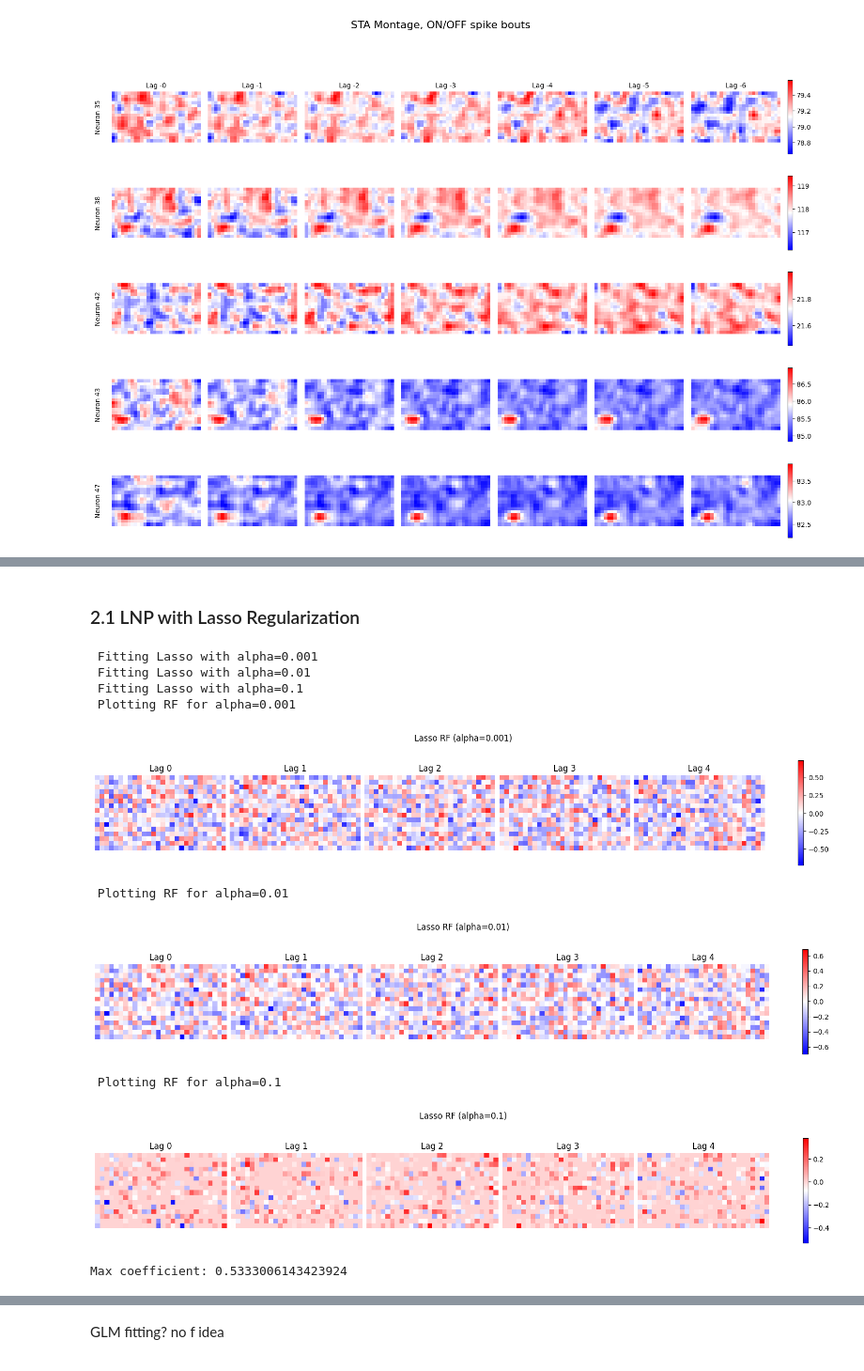
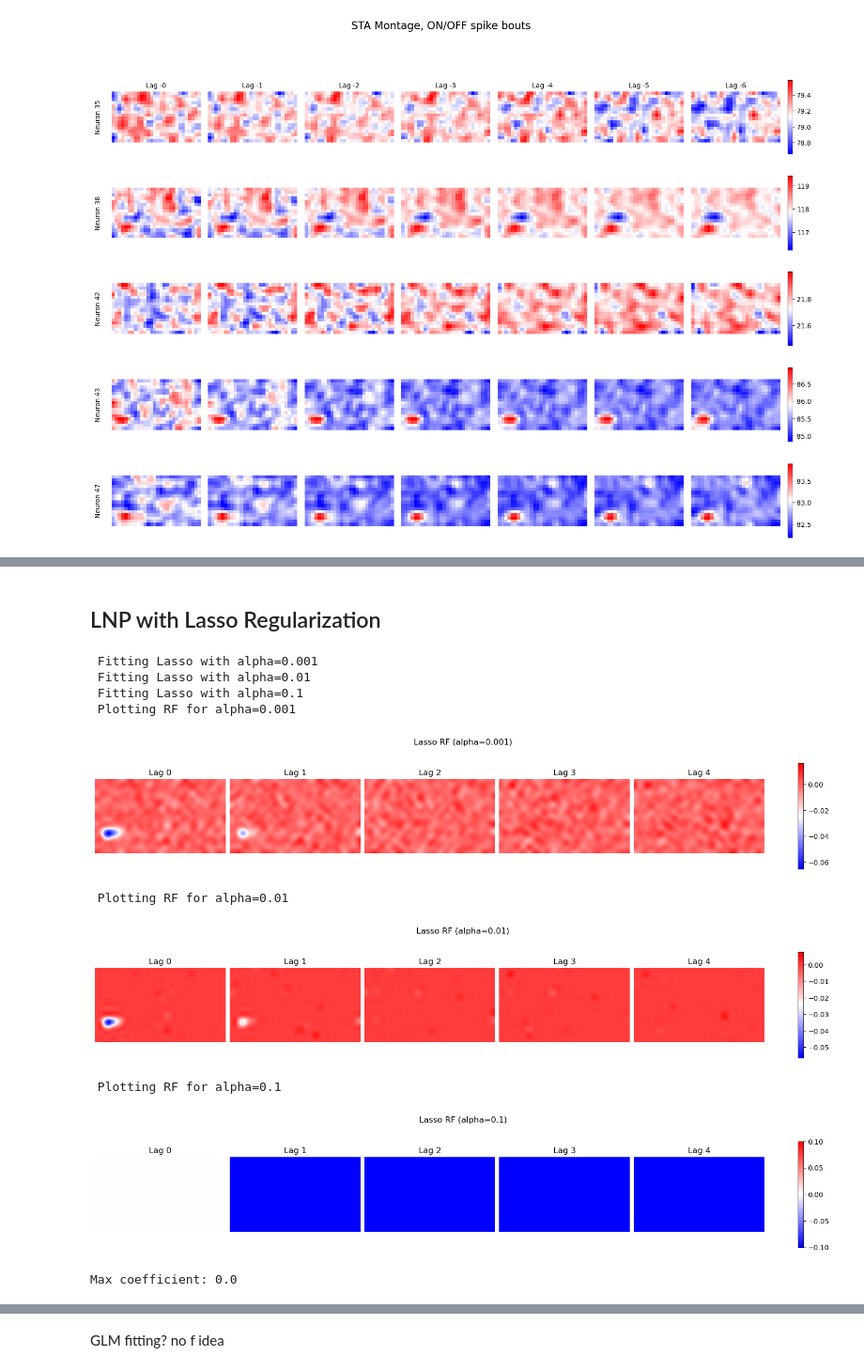
Before and after one commit to luciaganton/Neural-Data-Science, a Jupyter notebook: practical02_Agnese.ipynb, the cells around one changed output, grey strips where cells are left out. Shown at 94% size. Cells and saved outputs as stored; diff of their text form; code cells hidden in the pictures.

```diff
--- a/practical02_Agnese.ipynb
+++ b/practical02_Agnese.ipynb
@@ -682,5 +813,5 @@ oopsi_spikes = oopsi_result["n_traces"]
 ## Spike Extraction with OASIS
 # %%
 example_neuron = normalized_trace[60, :]
-# c, s, b, g, lam = deconvolve(example_neuron, penalty=1)
+c, s, b, g, lam = deconvolve(example_neuron, penalty=1)
 # %%
@@ -1492,12 +1501,10 @@ plot_sta_grid(
 # %%
-from scipy.optimize import minimize
-from functools import partial
-from scipy.special import gammaln
 
 
-neuron_id = 10
+
+neuron_id = 114
 spike_threshold = 0.2
-bin_size = 10  # 2 frames = ~66.7 ms @ 30 Hz
+bin_size = 2  # 2 frames = ~66.7 ms @ 30 Hz
 lags = [0, 1, 2, 3, 4]
 R = 50
 
@@ -1513,7 +1520,7 @@ def compute_spike_counts_from_trace(
         start = stim_metadata.iloc[idx]["start"]
         end = stim_metadata.iloc[idx]["end"]
         binary_spikes = spike_trace[start:end] > spike_threshold
-        spike_count = binary_spikes.sum()
+        spike_count = spike_trace[start:end].sum()
         spike_counts.append(spike_count)
     return np.array(spike_counts)
 
@@ -1623,7 +1630,7 @@ def fit_receptive_field_lnp(spike_counts, stims, lags, dt, R=50):
             options={"maxiter": 1000, "gtol": 1e-5},
         )
         if not res.success:
-            print(f"Optimization failed at lag {lag}: {res.message}")
+            print(f"⚠️ Optimization failed at lag {lag}: {res.message}")
         w_hat[:, i] = res.x
 
     return w_hat.reshape(Dx, Dy, len(lags))
@@ -1646,7 +1653,9 @@ def plot_rf(rf, cmap="bwr", title="Receptive Field", vmin=None, vmax=None):
     vmax = vmax if vmax is not None else np.max(rf)
 
     for i in range(n_lags):
-        axs[i].imshow(rf[:, :, i], cmap=cmap, vmin=vmin, vmax=vmax)
+        axs[i].imshow(
+            rf[:, :, i], cmap=cmap, vmin=vmin, vmax=vmax, interpolation="bessel"
+        )
         axs[i].set_title(f"Lag {i}")
         axs[i].axis("off")
 
@@ -1681,7 +1903,7 @@ Fraction zero bins: 0.9144144144144144
 # %% [markdown]
-### 2.1 LNP with Lasso Regularization
+## LNP with Lasso Regularization
 # %%
-from sklearn.linear_model import Lasso
+
 
 
 # ----------------------------------
@@ -1719,8 +1941,12 @@ rf_lasso_dict = {}
 for alpha in alphas:
     print(f" Fitting Lasso with alpha={alpha}")
     rf_lasso = fit_receptive_field_lasso(
-        binned_spike_counts, stim_binned, lags, alpha=alpha
+        framewise_spike_counts, stims_norm, lags, alpha=alpha
     )
+    # fit_receptive_field_lasso(
+    #    binned_spike_counts, stim_binned, lags, alpha=alpha
+    # )
+
     rf_lasso_dict[alpha] = rf_lasso
 
 
@@ -1735,39 +1961,36 @@ def plot_rf(rf, cmap="bwr", title="Receptive Field", vmin=None, vmax=None):
 
     vmin = vmin if vmin is not None else np.min(rf)
     vmax = vmax if vmax is not None else np.max(rf)
 
     for i in range(n_lags):
-        axs[i].imshow(gaussian_filter(
-            rf[:, :, i],1),
-            cmap=cmap,
-            vmin=vmin,
-            vmax=vmax,
+        axs[i].imshow(
+            rf[:, :, i], cmap=cmap, vmin=vmin, vmax=vmax, interpolation="bessel"
         )
         axs[i].set_title(f"Lag {i}")
         axs[i].axis("off")
 
     fig.colorbar(axs[0].images[0], ax=axs, orientation="vertical", shrink=0.8)
     fig.suptitle(title)
     plt.show()
 
 
 # ----------------------------------
 # Visualize Results
 # ----------------------------------
 for alpha in alphas:
     print(f" Plotting RF for alpha={alpha}")
     plot_rf(rf_lasso_dict[alpha], title=f"Lasso RF (alpha={alpha})")
 
 rf = rf_lasso_dict[0.1]
 print("Max coefficient:", np.max(np.abs(rf)))
 # %% [output]
  Fitting Lasso with alpha=0.001
  Fitting Lasso with alpha=0.01
  Fitting Lasso with alpha=0.1
  Plotting RF for alpha=0.001
-[figure, old version]
+[figure, new version]
  Plotting RF for alpha=0.01
-[figure, old version]
+[figure, new version]
  Plotting RF for alpha=0.1
-[figure, old version]
+[figure, new version]
-Max coefficient: 0.5333006143423924
+Max coefficient: 0.0
```
Also changed, not shown: parts of 87 cells of this notebook.
